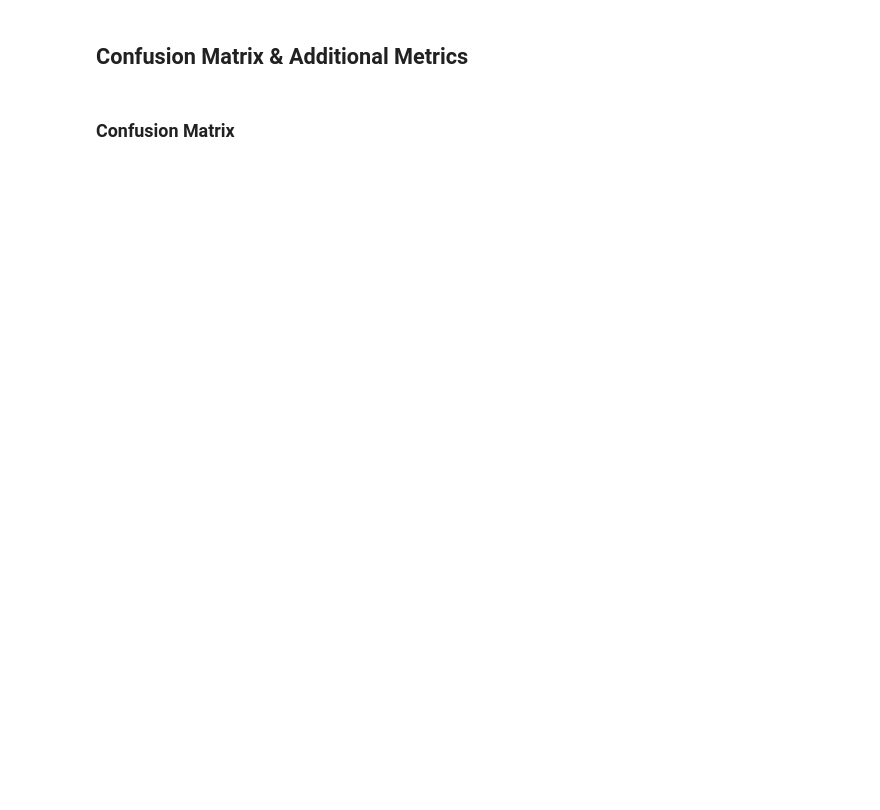
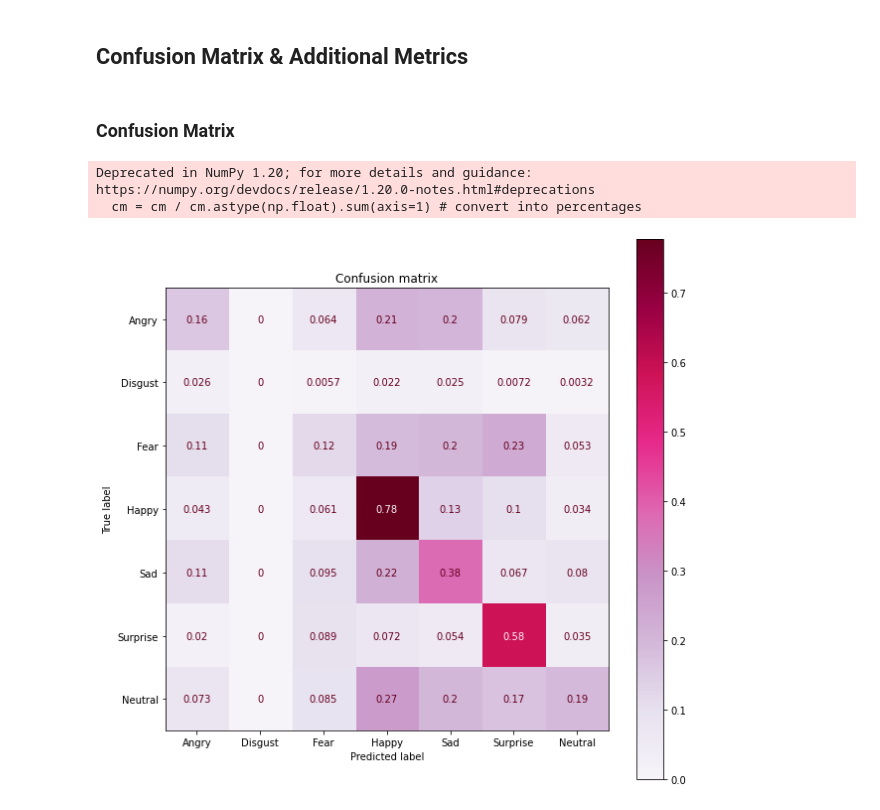
Before and after one commit to JaildoR/getthevibe_api, a Jupyter notebook: notebooks/JA_GTV-Experimental.ipynb, the cells around one changed output. Saved outputs shown, nothing was run; the diff lists cells and outputs as text; code cells hidden in the pictures; blank space fills up the shorter version.

Commit message:
confusio fuction in utilities

```diff
--- a/notebooks/JA_GTV-Experimental.ipynb
+++ b/notebooks/JA_GTV-Experimental.ipynb
@@ -311,7 +311,41 @@ plot_history(history_bl)
 # %% [markdown]
 ## Confusion Matrix & Additional Metrics
-# %% [markdown]
-### Confusion Matrix
+# %% [markdown]
+### Confusion Matrix
+# %%
+from sklearn.metrics import confusion_matrix, ConfusionMatrixDisplay
+"""
+Displays a confusion matrix
+"""
+
+def confusio(X_test, y_test, model):
+
+    predicted_probabilities = model.predict(X_test)
+    def prediction_from_probabilities(predicted_probabilities):
+        return np.argmax(predicted_probabilities)
+    y_pred = np.apply_along_axis(prediction_from_probabilities,
+                                 1,
+                                 predicted_probabilities)
+
+
+    labels = ['Angry', 'Disgust', 'Fear', 'Happy', 'Sad', 'Surprise', 'Neutral']
+    cm = confusion_matrix(y_test, y_pred)
+    cm = cm / cm.astype(np.float).sum(axis=1) # convert into percentages
+
+
+    disp = ConfusionMatrixDisplay(confusion_matrix = cm,
+                              display_labels = labels);
+    fig, ax = plt.subplots(figsize=(10,10));
+    title='Confusion matrix'
+    plt.title(title)
+    disp.plot(cmap = "PuRd", ax = ax);
+    pass
+# %%
+confusio(X_test, y_test, model_bl)
+# %% [output]
+Deprecated in NumPy 1.20; for more details and guidance: https://numpy.org/devdocs/release/1.20.0-notes.html#deprecations
+  cm = cm / cm.astype(np.float).sum(axis=1) # convert into percentages
+[figure, added]
 # %%
 from sklearn.metrics import confusion_matrix, ConfusionMatrixDisplay
 
```
Also changed, not shown: parts of 10 cells of this notebook, 1 other file.
